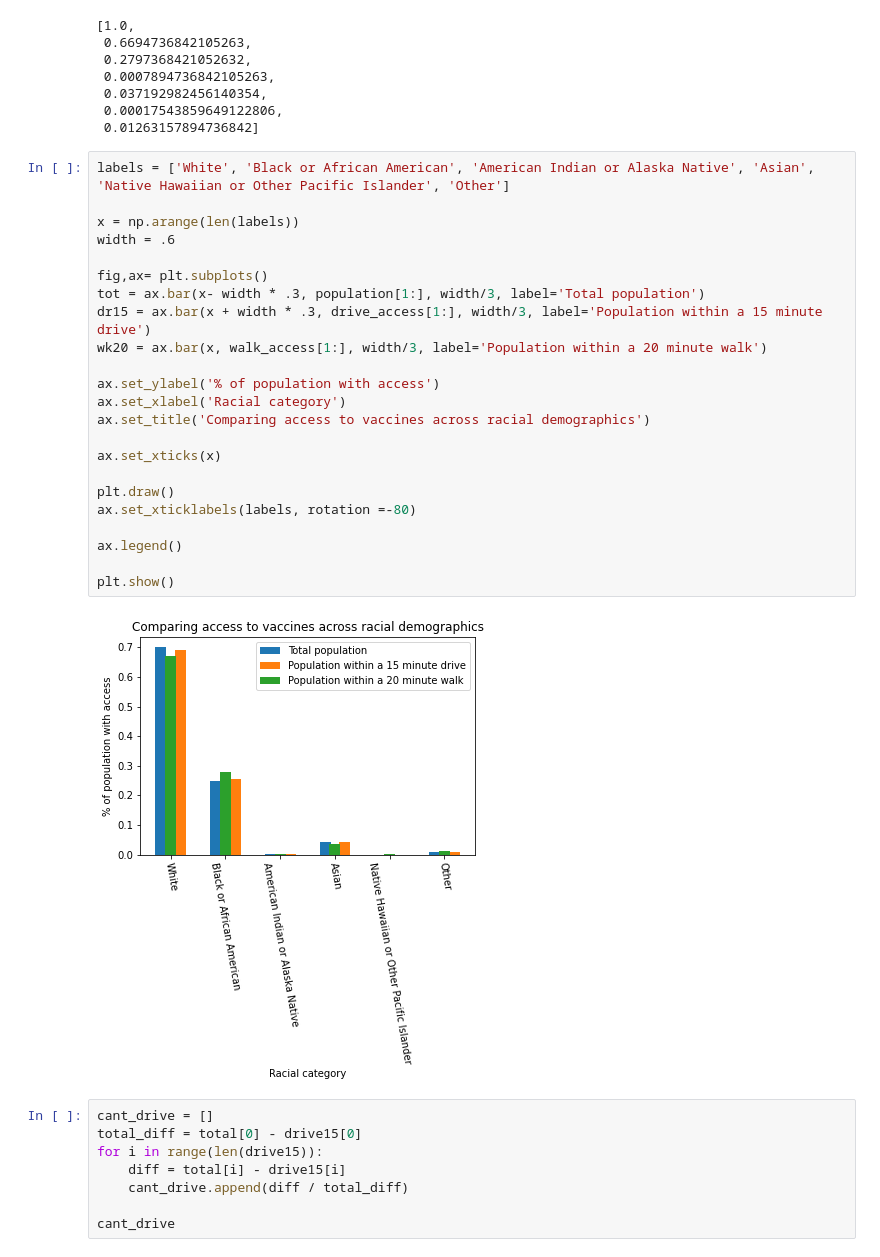
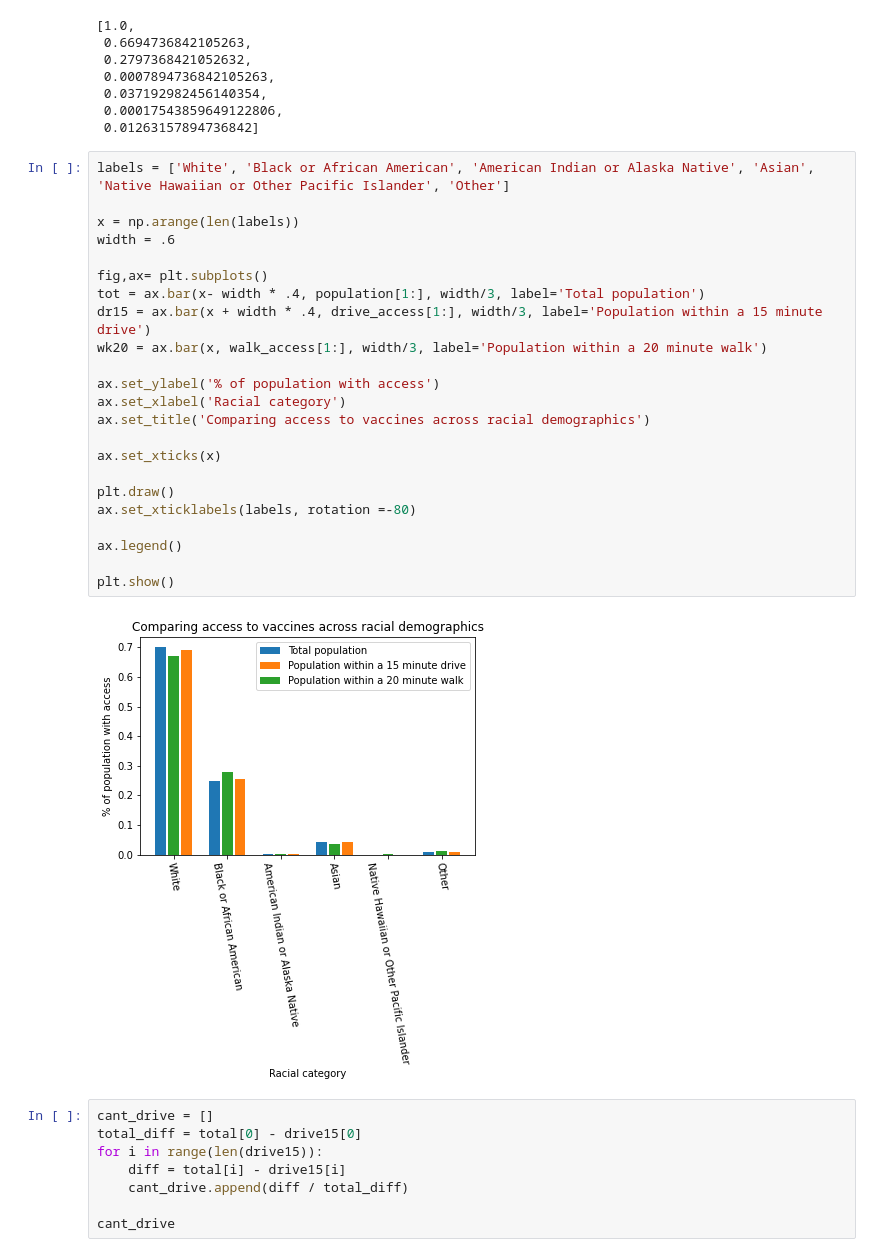
Before and after one commit to LucyMakesMaps/COVID_VaccineClinics, a Jupyter notebook: Notebooks/UnderstandingAccess.ipynb, the cells around one changed output. Drawn from its saved outputs; the diff is of its cells as text.

```diff
--- a/Notebooks/UnderstandingAccess.ipynb
+++ b/Notebooks/UnderstandingAccess.ipynb
@@ -159,28 +159,28 @@ walk_access
 # %%
 labels = ['White', 'Black or African American', 'American Indian or Alaska Native', 'Asian', 'Native Hawaiian or Other Pacific Islander', 'Other']
 
 x = np.arange(len(labels))
 width = .6
 
 fig,ax= plt.subplots()
-tot = ax.bar(x- width * .3, population[1:], width/3, label='Total population')
-dr15 = ax.bar(x + width * .3, drive_access[1:], width/3, label='Population within a 15 minute drive')
+tot = ax.bar(x- width * .4, population[1:], width/3, label='Total population')
+dr15 = ax.bar(x + width * .4, drive_access[1:], width/3, label='Population within a 15 minute drive')
 wk20 = ax.bar(x, walk_access[1:], width/3, label='Population within a 20 minute walk')
 
 ax.set_ylabel('% of population with access')
 ax.set_xlabel('Racial category')
 ax.set_title('Comparing access to vaccines across racial demographics')
 
 ax.set_xticks(x)
 
 plt.draw()
 ax.set_xticklabels(labels, rotation =-80)
 
 ax.legend()
 
 plt.show()
 # %% [output]
-[figure, old version]
+[figure, new version]
 # %%
 cant_drive = []
 total_diff = total[0] - drive15[0]
```
Also changed, not shown: parts of 2 cells of this notebook, 1 other file.
